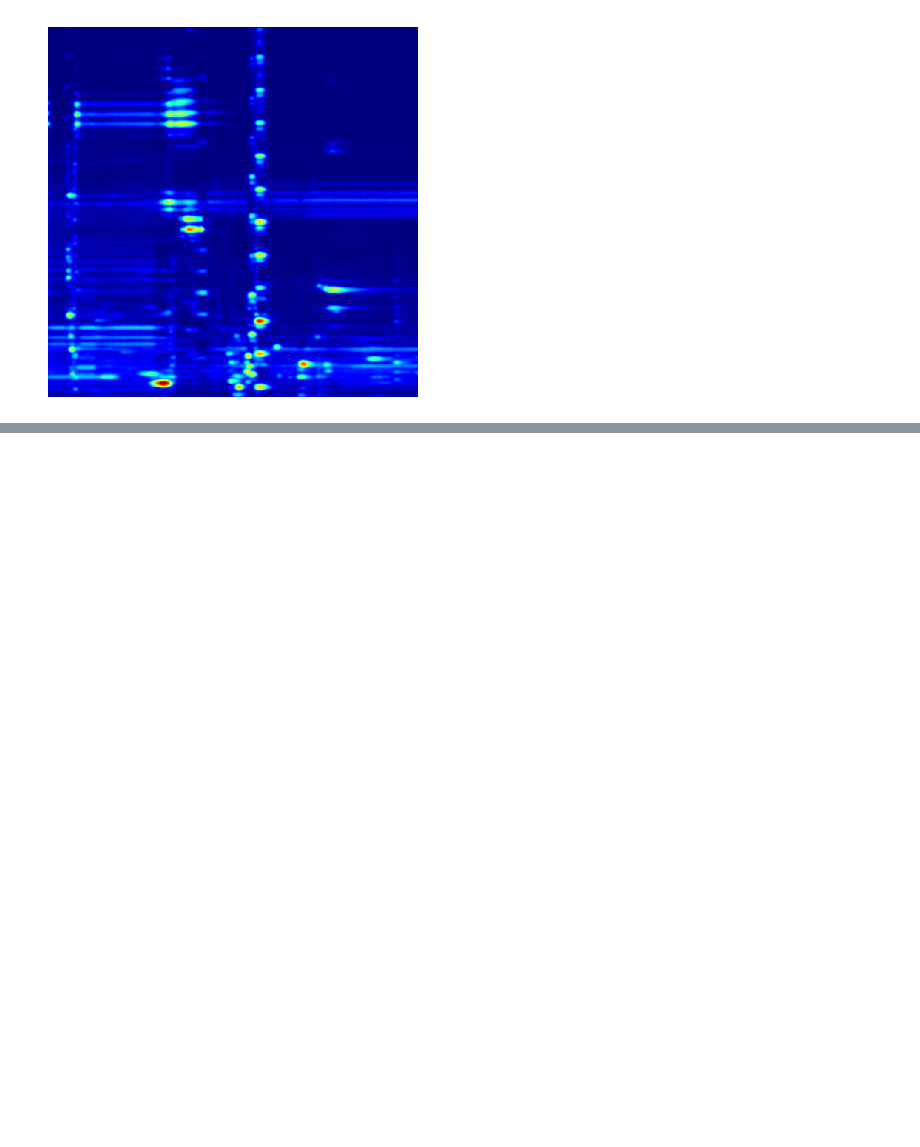
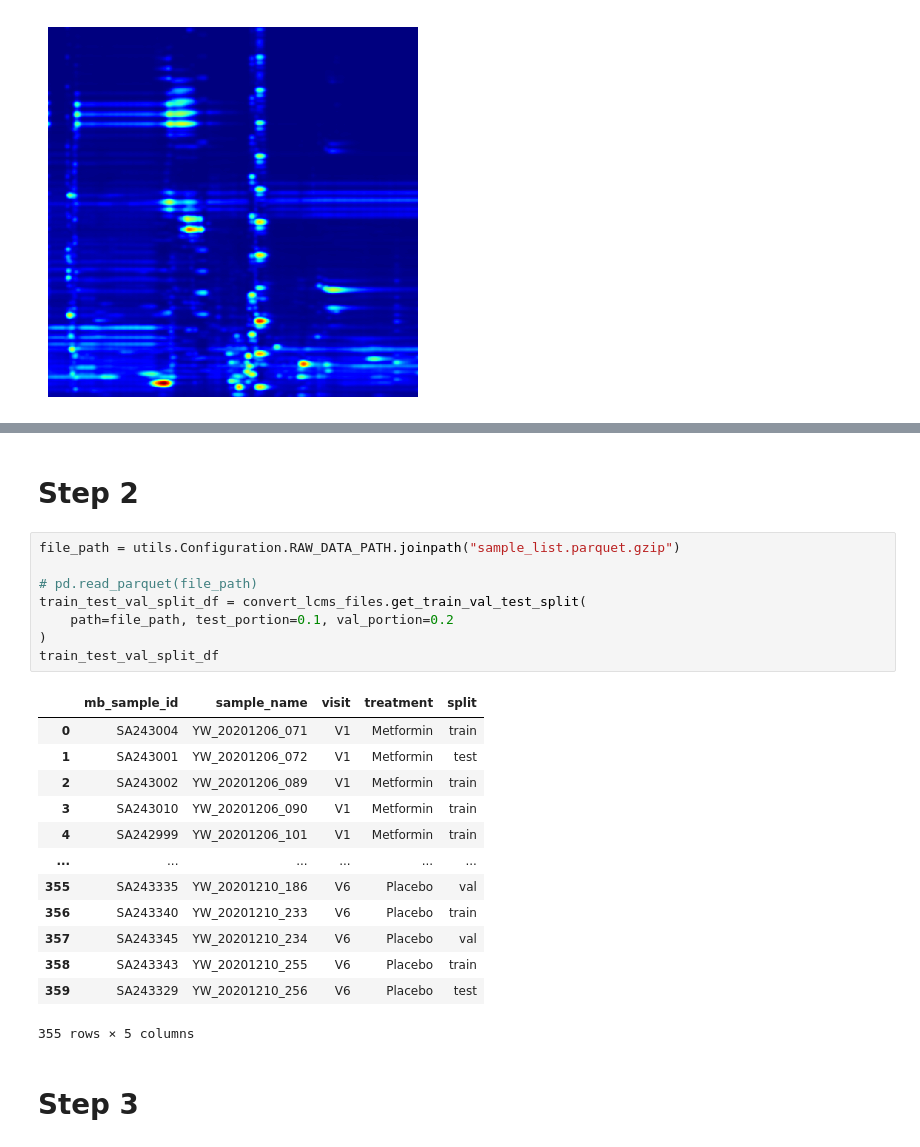
Before and after one commit to adamcseresznye/DeepLCMS, a Jupyter notebook: notebooks/NB2_ACS_Convert_mzML_to_images_pipeline.ipynb, the cells around one changed output, grey strips where cells are left out. Cells and saved outputs as stored; diff of their text form; blank space fills up the shorter version.

```diff
--- a/notebooks/NB2_ACS_Convert_mzML_to_images_pipeline.ipynb
+++ b/notebooks/NB2_ACS_Convert_mzML_to_images_pipeline.ipynb
@@ -224,0 +40,26 @@ for root, dirs, files in os.walk(dir_path):
+# %% [markdown]
+# Step 2
+# %%
+file_path = utils.Configuration.RAW_DATA_PATH.joinpath("sample_list.parquet.gzip")
+
+# pd.read_parquet(file_path)
+train_test_val_split_df = convert_lcms_files.get_train_val_test_split(
+    path=file_path, test_portion=0.1, val_portion=0.2
+)
+train_test_val_split_df
+# %% [output]
+|  | mb_sample_id | sample_name | visit | treatment | split |
+| 0 | SA243004 | YW_20201206_071 | V1 | Metformin | train |
+| 1 | SA243001 | YW_20201206_072 | V1 | Metformin | test |
+| 2 | SA243002 | YW_20201206_089 | V1 | Metformin | train |
+| 3 | SA243010 | YW_20201206_090 | V1 | Metformin | train |
+| 4 | SA242999 | YW_20201206_101 | V1 | Metformin | train |
+| ... | ... | ... | ... | ... | ... |
+| 355 | SA243335 | YW_20201210_186 | V6 | Placebo | val |
+| 356 | SA243340 | YW_20201210_233 | V6 | Placebo | train |
+| 357 | SA243345 | YW_20201210_234 | V6 | Placebo | val |
+| 358 | SA243343 | YW_20201210_255 | V6 | Placebo | train |
+| 359 | SA243329 | YW_20201210_256 | V6 | Placebo | test |
+355 rows × 5 columns
+# %% [markdown]
+# Step 3
```
Also changed, not shown: parts of 14 cells of this notebook, 2 other files.
